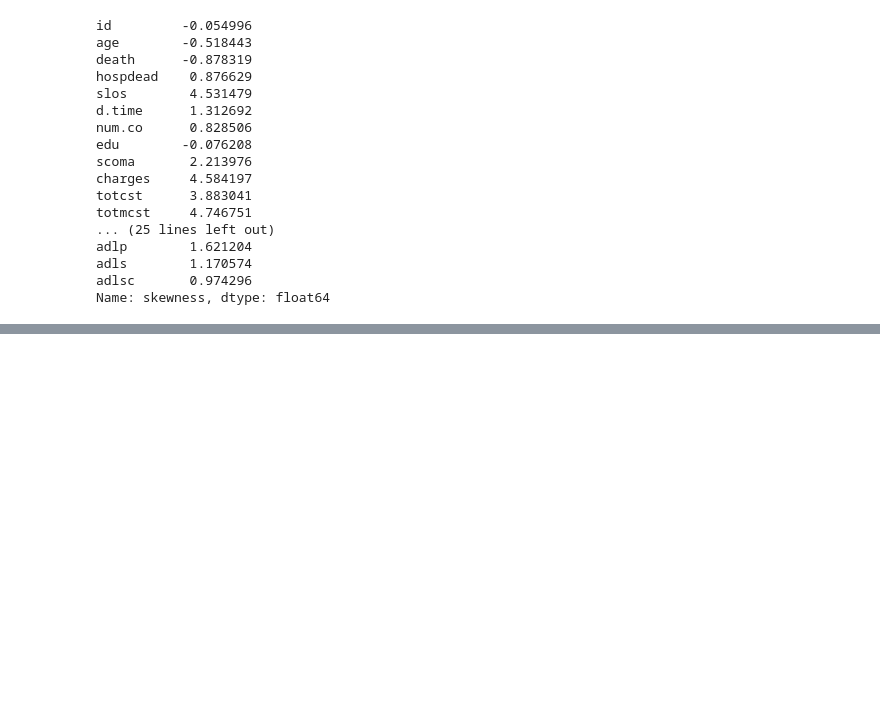
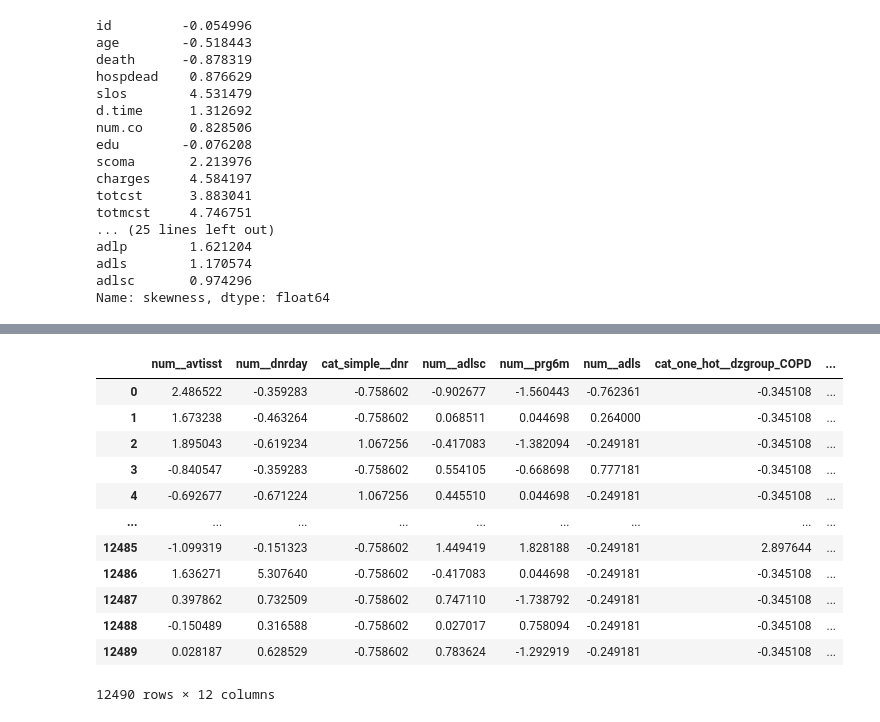
Before and after one commit to Gufeng-2002/5420_Final_Project, a Jupyter notebook: src/ModelFitting.ipynb, the cells around one changed output, grey strips where cells are left out. Drawn from its saved outputs; the diff is of its cells as text; code cells hidden in the pictures; blank space fills up the shorter version.

```diff
--- a/src/ModelFitting.ipynb
+++ b/src/ModelFitting.ipynb
@@ -230,0 +277,4 @@ Name: skewness, dtype: float64
+# %%
+# read one of the filted data sets for useage
+data = pd.read_csv('../data/filtered_data/training_data_ros.csv')
+data.info()
@@ -230,0 +366,16 @@ Name: skewness, dtype: float64
+# %%
+data
+# %% [output]
+|  | num__avtisst | num__dnrday | cat_simple__dnr | num__adlsc | num__prg6m | num__adls | cat_one_hot__dzgroup_COPD | ... |
+| 0 | 2.486522 | -0.359283 | -0.758602 | -0.902677 | -1.560443 | -0.762361 | -0.345108 | ... |
+| 1 | 1.673238 | -0.463264 | -0.758602 | 0.068511 | 0.044698 | 0.264000 | -0.345108 | ... |
+| 2 | 1.895043 | -0.619234 | 1.067256 | -0.417083 | -1.382094 | -0.249181 | -0.345108 | ... |
+| 3 | -0.840547 | -0.359283 | -0.758602 | 0.554105 | -0.668698 | 0.777181 | -0.345108 | ... |
+| 4 | -0.692677 | -0.671224 | 1.067256 | 0.445510 | 0.044698 | -0.249181 | -0.345108 | ... |
+| ... | ... | ... | ... | ... | ... | ... | ... | ... |
+| 12485 | -1.099319 | -0.151323 | -0.758602 | 1.449419 | 1.828188 | -0.249181 | 2.897644 | ... |
+| 12486 | 1.636271 | 5.307640 | -0.758602 | -0.417083 | 0.044698 | -0.249181 | -0.345108 | ... |
+| 12487 | 0.397862 | 0.732509 | -0.758602 | 0.747110 | -1.738792 | -0.249181 | -0.345108 | ... |
+| 12488 | -0.150489 | 0.316588 | -0.758602 | 0.027017 | 0.758094 | -0.249181 | -0.345108 | ... |
+| 12489 | 0.028187 | 0.628529 | -0.758602 | 0.783624 | -1.292919 | -0.249181 | -0.345108 | ... |
+12490 rows × 12 columns
```
Also changed, not shown: parts of 15 cells of this notebook, 31 other files.
